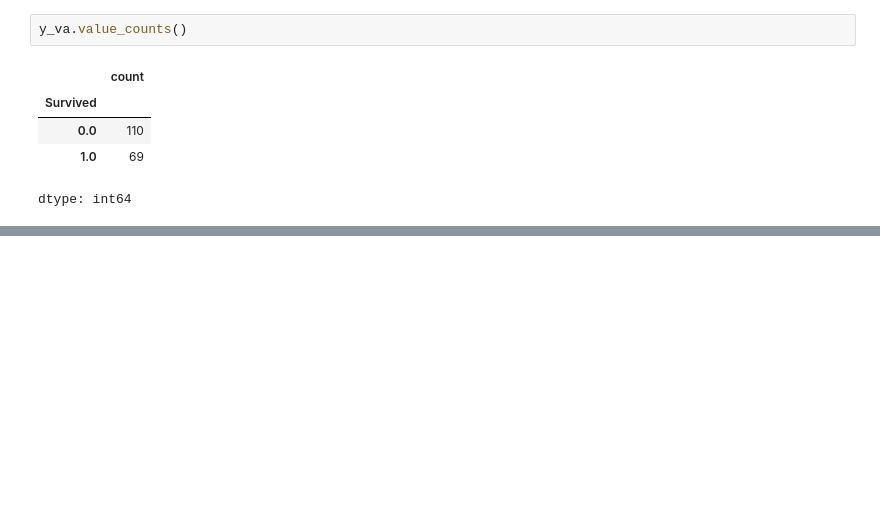
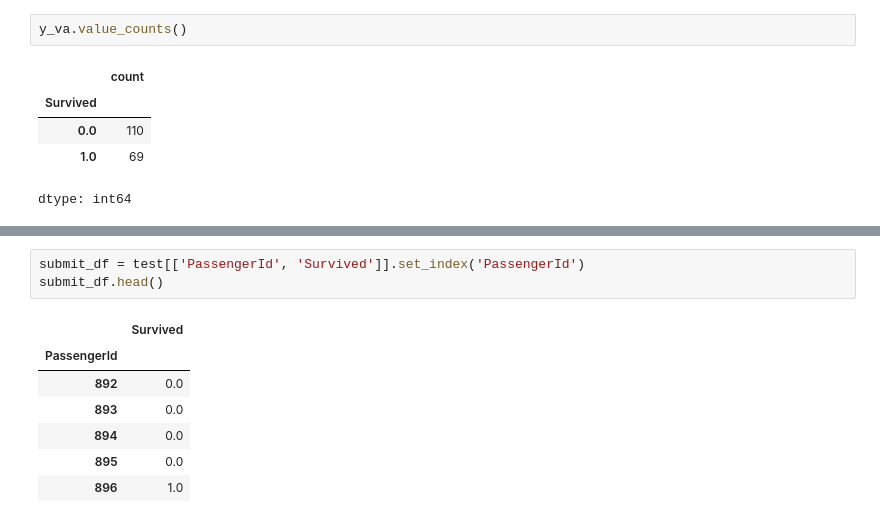
Before and after one commit to Silcom2020/datascience, a Jupyter notebook: Untitled0.ipynb, the cells around one changed output, grey strips where cells are left out. Saved outputs shown, nothing was run; the diff lists cells and outputs as text; blank space fills up the shorter version.

```diff
--- a/Untitled0.ipynb
+++ b/Untitled0.ipynb
@@ -429,0 +480,11 @@ dtype: int64
+# %%
+submit_df = test[['PassengerId', 'Survived']].set_index('PassengerId')
+submit_df.head()
+# %% [output]
+|  | Survived |
+| PassengerId |  |
+| 892 | 0.0 |
+| 893 | 0.0 |
+| 894 | 0.0 |
+| 895 | 0.0 |
+| 896 | 1.0 |
```
Also changed, not shown: parts of 16 cells of this notebook.
